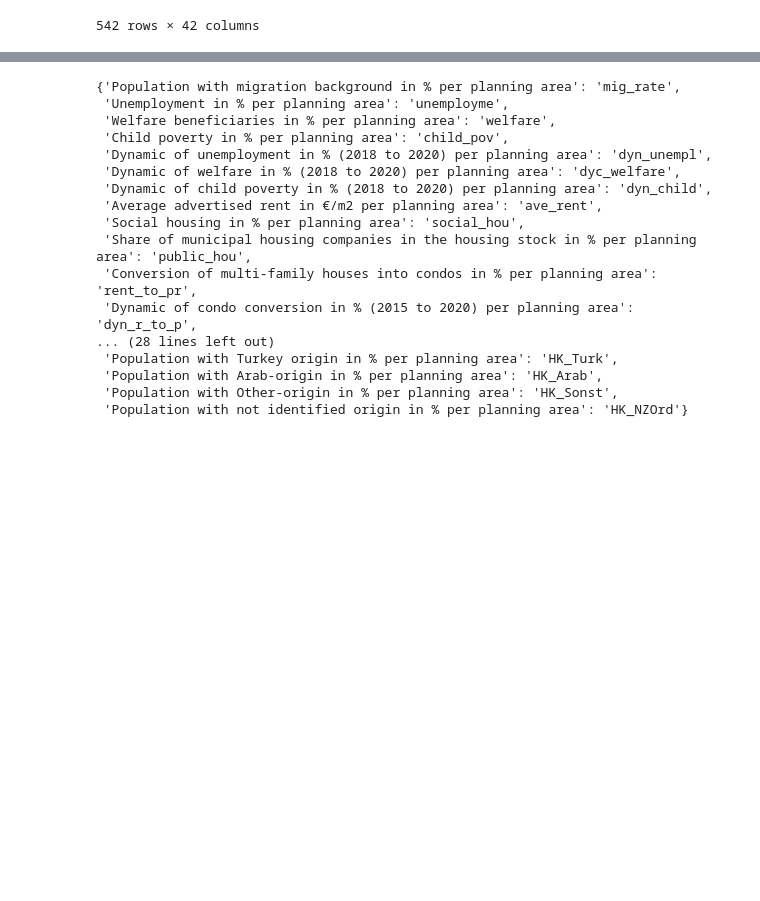
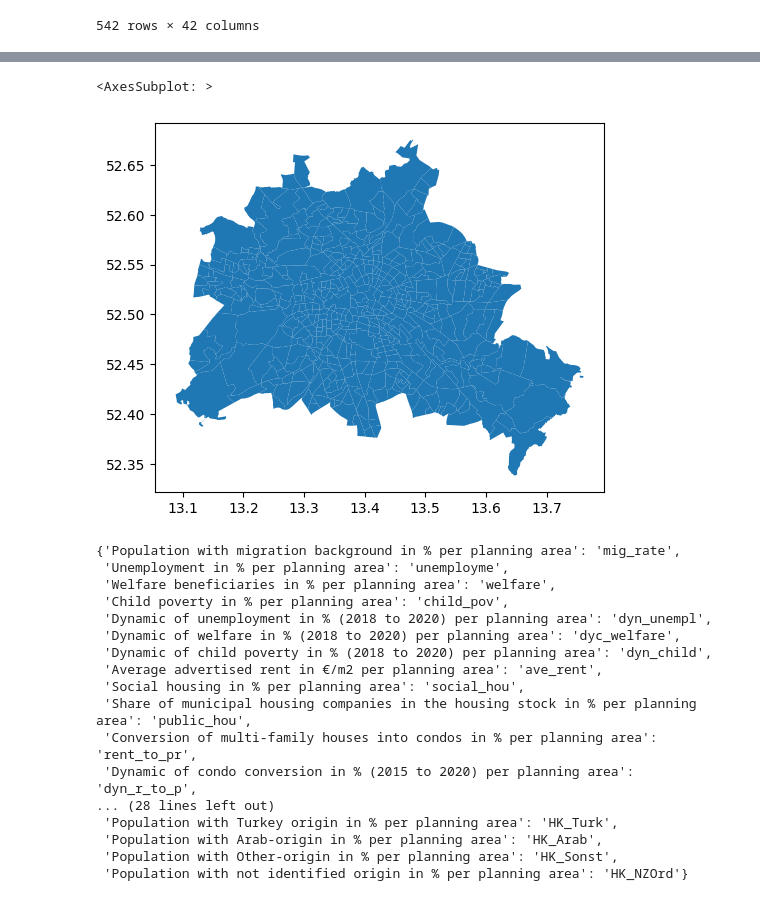
Before and after one commit to Safiaaaaa/geocluster, a Jupyter notebook: geocluster/Untitled.ipynb, the cells around one changed output, grey strips where cells are left out. Saved outputs shown, nothing was run; the diff lists cells and outputs as text; code cells hidden in the pictures; blank space fills up the shorter version.

```diff
--- a/geocluster/Untitled.ipynb
+++ b/geocluster/Untitled.ipynb
@@ -26,0 +50,7 @@ df.to_csv('data/df_dropna.csv')
+# %%
+gdf = gdf.to_crs('WGS84')
+# %%
+gdf.plot()
+# %% [output]
+<AxesSubplot: >
+[figure, added]
```
Also changed, not shown: parts of 5 cells of this notebook, 10 other files.
